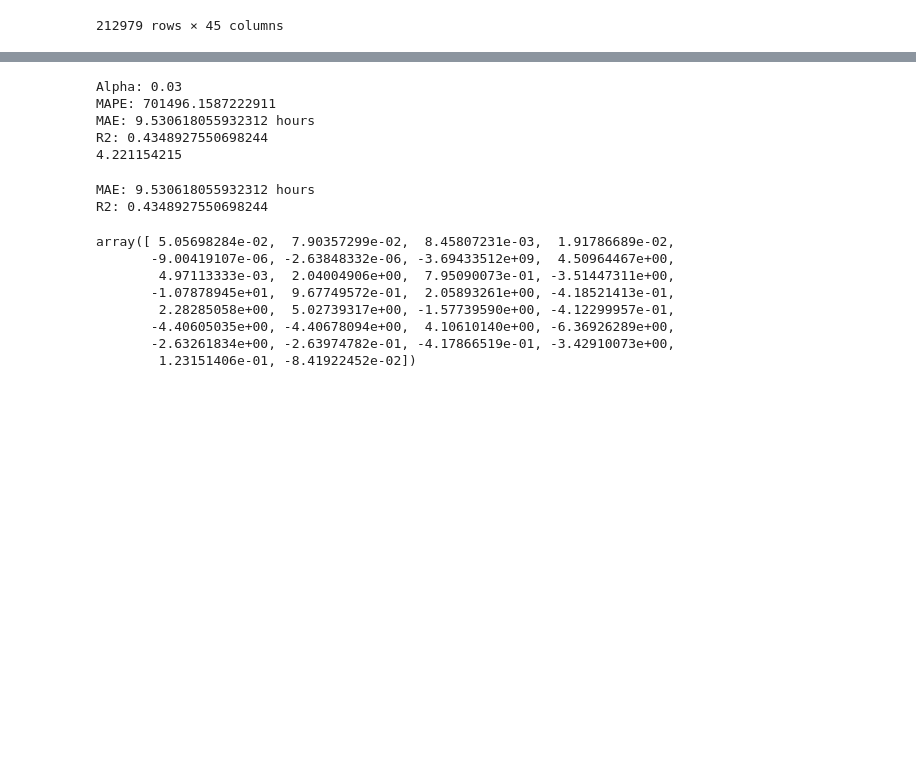
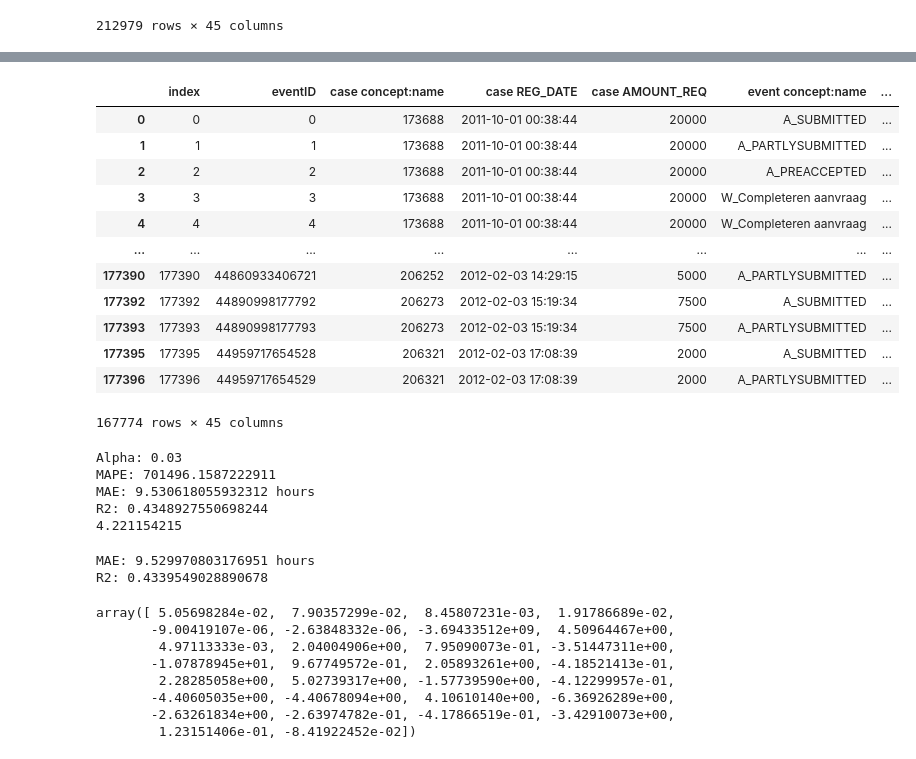
Before and after one commit to Elite-NL/Process_Mining, a Jupyter notebook: regression.ipynb, the cells around one changed output, grey strips where cells are left out. Saved outputs shown, nothing was run; the diff lists cells and outputs as text; code cells hidden in the pictures; blank space fills up the shorter version.

```diff
--- a/regression.ipynb
+++ b/regression.ipynb
@@ -280,3 +299,19 @@ df_all
+# %%
+df_train
+# %% [output]
+|  | index | eventID | case concept:name | case REG_DATE | case AMOUNT_REQ | event concept:name | ... |
+| 0 | 0 | 0 | 173688 | 2011-10-01 00:38:44 | 20000 | A_SUBMITTED | ... |
+| 1 | 1 | 1 | 173688 | 2011-10-01 00:38:44 | 20000 | A_PARTLYSUBMITTED | ... |
+| 2 | 2 | 2 | 173688 | 2011-10-01 00:38:44 | 20000 | A_PREACCEPTED | ... |
+| 3 | 3 | 3 | 173688 | 2011-10-01 00:38:44 | 20000 | W_Completeren aanvraag | ... |
+| 4 | 4 | 4 | 173688 | 2011-10-01 00:38:44 | 20000 | W_Completeren aanvraag | ... |
+| ... | ... | ... | ... | ... | ... | ... | ... |
+| 177390 | 177390 | 44860933406721 | 206252 | 2012-02-03 14:29:15 | 5000 | A_PARTLYSUBMITTED | ... |
+| 177392 | 177392 | 44890998177792 | 206273 | 2012-02-03 15:19:34 | 7500 | A_SUBMITTED | ... |
+| 177393 | 177393 | 44890998177793 | 206273 | 2012-02-03 15:19:34 | 7500 | A_PARTLYSUBMITTED | ... |
+| 177395 | 177395 | 44959717654528 | 206321 | 2012-02-03 17:08:39 | 2000 | A_SUBMITTED | ... |
+| 177396 | 177396 | 44959717654529 | 206321 | 2012-02-03 17:08:39 | 2000 | A_PARTLYSUBMITTED | ... |
+167774 rows × 45 columns
 # %%
 start_time = timeit.default_timer()
 X = df_train[['day_of_week', 'hour', 'month_of_year','position','minutes_since_reg', 'case AMOUNT_REQ', 'START', 'A_SUBMITTED', 'A_PARTLYSUBMITTED', 'A_PREACCEPTED', 'W_Completeren aanvraag', 'A_DECLINED', 'A_ACCEPTED', 'A_FINALIZED', 'O_SELECTED', 'O_CREATED', 'O_SENT', 'W_Nabellen offertes', 'O_CANCELLED', 'W_Afhandelen leads', 'A_CANCELLED', 'O_SENT_BACK', 'W_Valideren aanvraag', 'O_ACCEPTED', 'A_APPROVED', 'A_REGISTERED', 'A_ACTIVATED', 'O_DECLINED', 'W_Nabellen incomplete dossiers', 'W_Beoordelen fraude']]
@@ -307,7 +342,10 @@ MAE: 9.530618055932312 hours
 R2: 0.4348927550698244
 4.221154215
 # %%
-
+from sklearn.linear_model import Ridge
+df = pd.read_csv('data/BPI_2012_ridge.csv')
+df_train = df[df['split']=='train']
+df_test = df[df['split']=='test']
 X = df_train[['day_of_week', 'hour', 'month_of_year','position','minutes_since_reg', 'case AMOUNT_REQ', 'START', 'A_SUBMITTED', 'A_PARTLYSUBMITTED', 'A_PREACCEPTED', 'W_Completeren aanvraag', 'A_DECLINED', 'A_ACCEPTED', 'A_FINALIZED', 'O_SELECTED', 'O_CREATED', 'O_SENT', 'W_Nabellen offertes', 'O_CANCELLED', 'W_Afhandelen leads', 'A_CANCELLED', 'O_SENT_BACK', 'W_Valideren aanvraag', 'O_ACCEPTED', 'A_APPROVED', 'A_REGISTERED', 'A_ACTIVATED', 'O_DECLINED', 'W_Nabellen incomplete dossiers', 'W_Beoordelen fraude']]
 y = df_train['log_y']
 
@@ -325,8 +363,8 @@ r2 = model.score(X_test,df_test['log_y'])
 print(f'MAE: {ridge_MAE/3600} hours')
 print(f'R2: {r2}')
 # %% [output]
-MAE: 9.530618055932312 hours
-R2: 0.4348927550698244
+MAE: 9.529970803176951 hours
+R2: 0.4339549028890678
 # %%
 model.coef_
 # %% [output]
```
Also changed, not shown: parts of 2 cells of this notebook.
